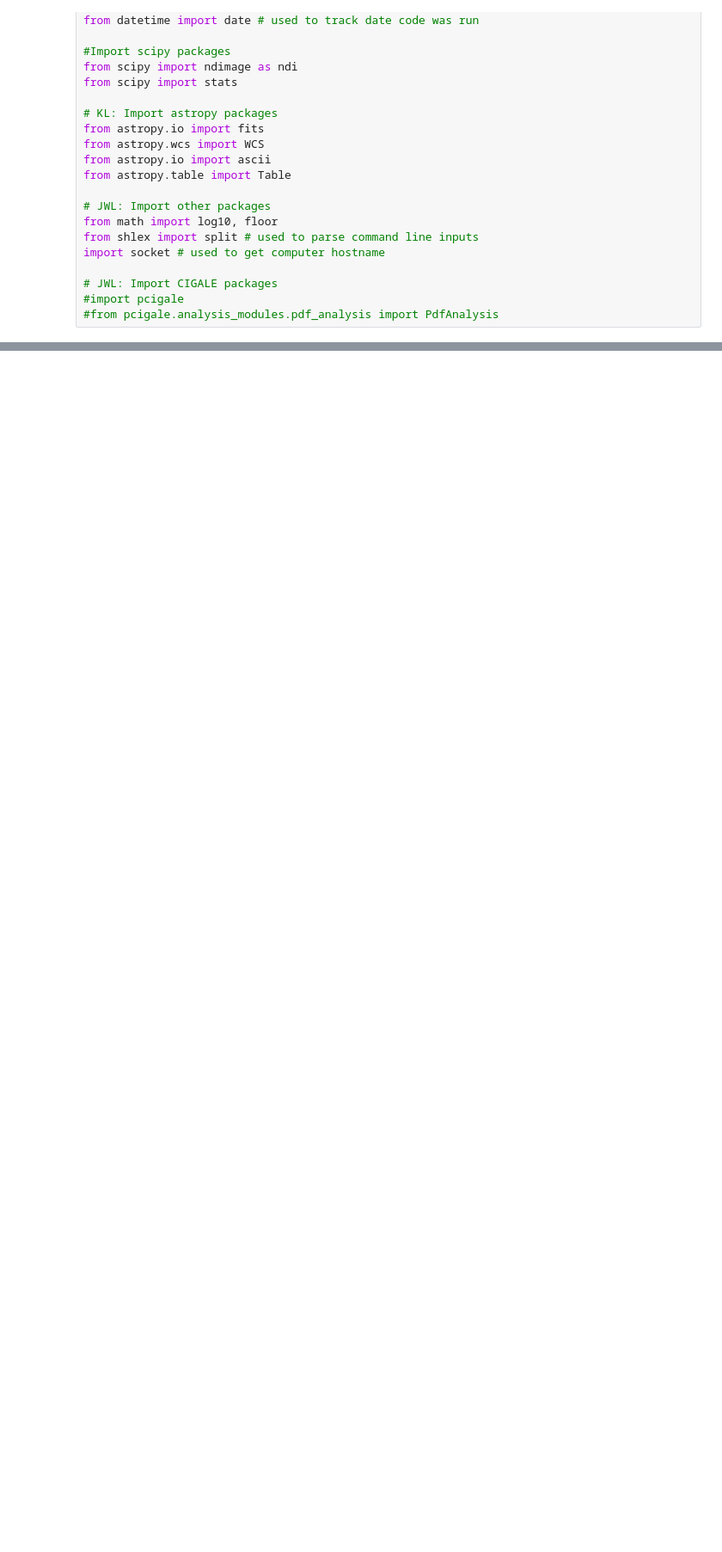
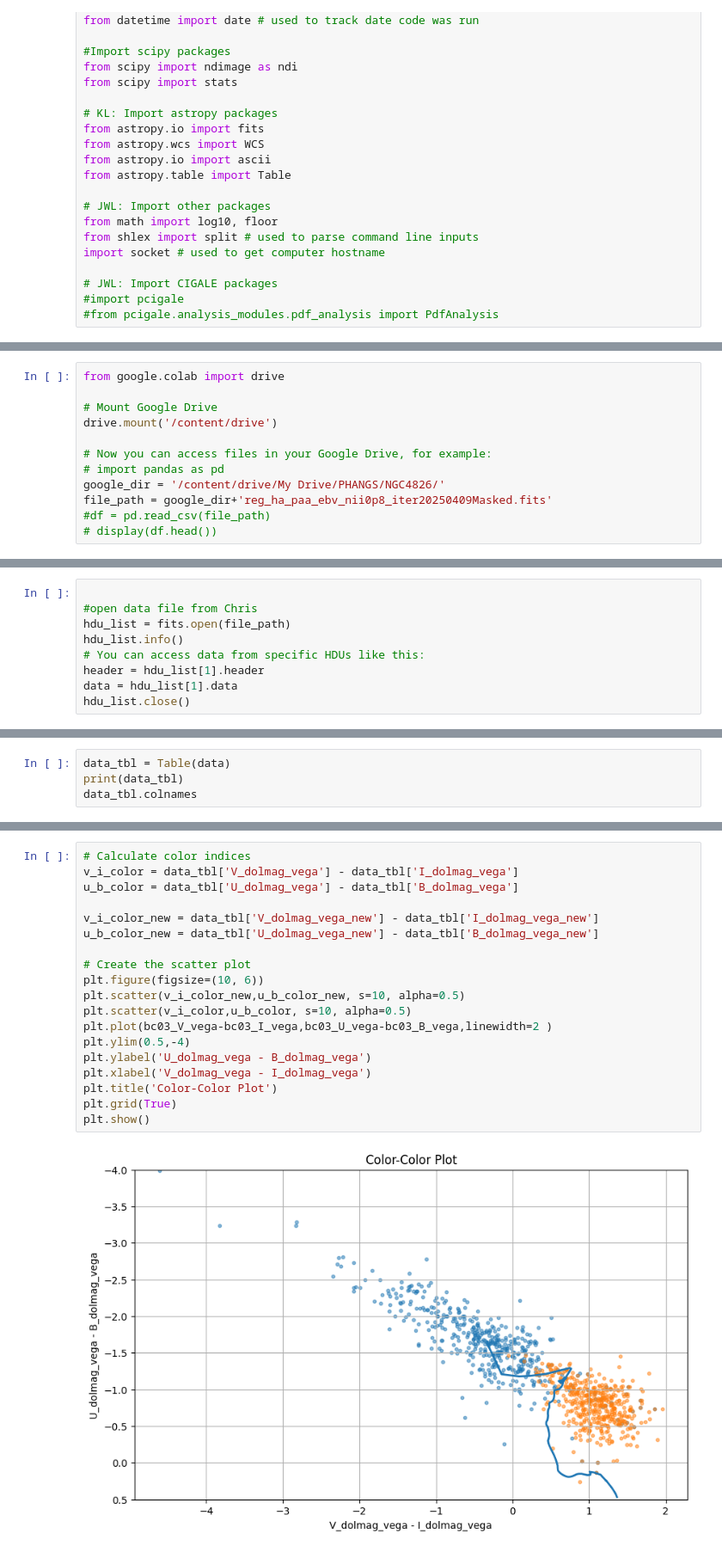
Before and after one commit to kilarson/msa, a Jupyter notebook: msa_cigale.ipynb, the cells around one changed output, grey strips where cells are left out. Shown at 86% size. Saved outputs shown, nothing was run; the diff lists cells and outputs as text; blank space fills up the shorter version.

Commit message:
updated using Colab

```diff
--- a/msa_cigale.ipynb
+++ b/msa_cigale.ipynb
@@ -42,0 +83,12 @@ import socket # used to get computer hostname
+# %%
+from google.colab import drive
+
+# Mount Google Drive
+drive.mount('/content/drive')
+
+# Now you can access files in your Google Drive, for example:
+# import pandas as pd
+google_dir = '/content/drive/My Drive/PHANGS/NGC4826/'
+file_path = google_dir+'reg_ha_paa_ebv_nii0p8_iter20250409Masked.fits'
+#df = pd.read_csv(file_path)
+# display(df.head())
@@ -42,0 +97,9 @@ import socket # used to get computer hostname
+# %%
+
+#open data file from Chris
+hdu_list = fits.open(file_path)
+hdu_list.info()
+# You can access data from specific HDUs like this:
+header = hdu_list[1].header
+data = hdu_list[1].data
+hdu_list.close()
@@ -42,0 +111,4 @@ import socket # used to get computer hostname
+# %%
+data_tbl = Table(data)
+print(data_tbl)
+data_tbl.colnames
@@ -42,0 +200,21 @@ import socket # used to get computer hostname
+# %%
+# Calculate color indices
+v_i_color = data_tbl['V_dolmag_vega'] - data_tbl['I_dolmag_vega']
+u_b_color = data_tbl['U_dolmag_vega'] - data_tbl['B_dolmag_vega']
+
+v_i_color_new = data_tbl['V_dolmag_vega_new'] - data_tbl['I_dolmag_vega_new']
+u_b_color_new = data_tbl['U_dolmag_vega_new'] - data_tbl['B_dolmag_vega_new']
+
+# Create the scatter plot
+plt.figure(figsize=(10, 6))
+plt.scatter(v_i_color_new,u_b_color_new, s=10, alpha=0.5)
+plt.scatter(v_i_color,u_b_color, s=10, alpha=0.5)
+plt.plot(bc03_V_vega-bc03_I_vega,bc03_U_vega-bc03_B_vega,linewidth=2 )
+plt.ylim(0.5,-4)
+plt.ylabel('U_dolmag_vega - B_dolmag_vega')
+plt.xlabel('V_dolmag_vega - I_dolmag_vega')
+plt.title('Color-Color Plot')
+plt.grid(True)
+plt.show()
+# %% [output]
+[figure, added]
```
Also changed, not shown: parts of 9 cells of this notebook.
